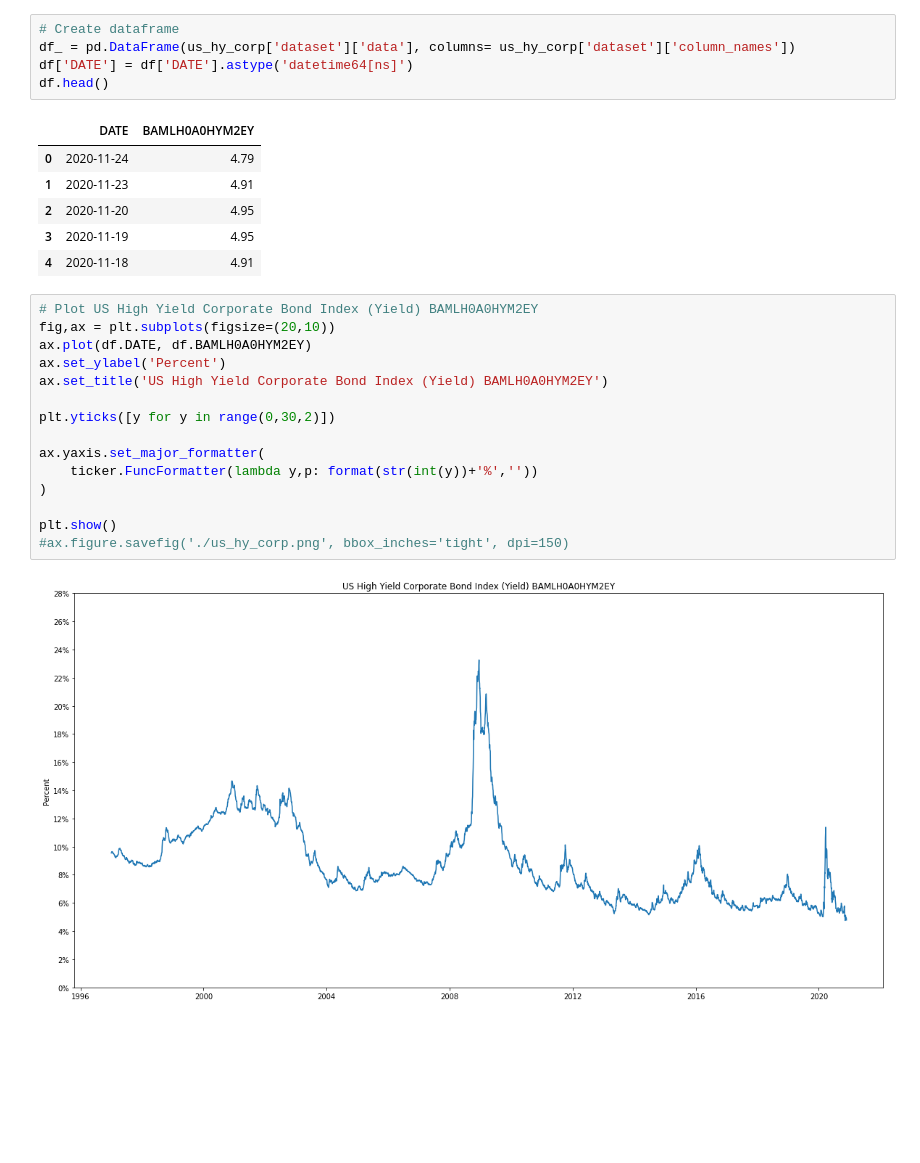
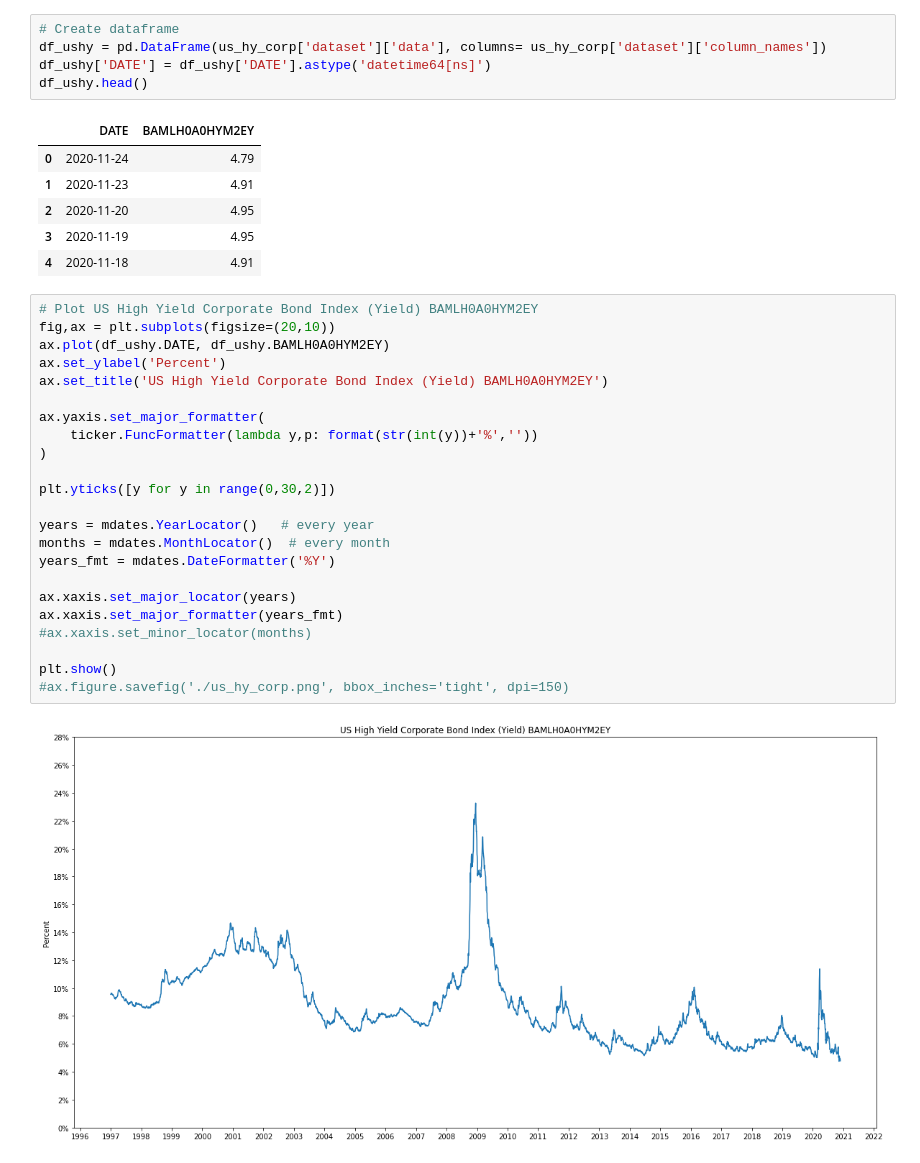
Before and after one commit to AmitSamra/Bonds, a Jupyter notebook: bonds.ipynb, the cells around one changed output. Saved outputs shown, nothing was run; the diff lists cells and outputs as text; blank space fills up the shorter version.

```diff
--- a/bonds.ipynb
+++ b/bonds.ipynb
@@ -42,9 +53,9 @@ file_path = './data/us_hy_corp.json'
 us_hy_corp = read_json(file_path)
 # %%
 # Create dataframe
-df_ = pd.DataFrame(us_hy_corp['dataset']['data'], columns= us_hy_corp['dataset']['column_names'])
-df['DATE'] = df['DATE'].astype('datetime64[ns]')
-df.head()
+df_ushy = pd.DataFrame(us_hy_corp['dataset']['data'], columns= us_hy_corp['dataset']['column_names'])
+df_ushy['DATE'] = df_ushy['DATE'].astype('datetime64[ns]')
+df_ushy.head()
 # %% [output]
 |  | DATE | BAMLH0A0HYM2EY |
 | 0 | 2020-11-24 | 4.79 |
@@ -55,17 +66,25 @@ df.head()
 # %%
 # Plot US High Yield Corporate Bond Index (Yield) BAMLH0A0HYM2EY
 fig,ax = plt.subplots(figsize=(20,10))
-ax.plot(df.DATE, df.BAMLH0A0HYM2EY)
+ax.plot(df_ushy.DATE, df_ushy.BAMLH0A0HYM2EY)
 ax.set_ylabel('Percent')
 ax.set_title('US High Yield Corporate Bond Index (Yield) BAMLH0A0HYM2EY')
-
-plt.yticks([y for y in range(0,30,2)])
 
 ax.yaxis.set_major_formatter(
     ticker.FuncFormatter(lambda y,p: format(str(int(y))+'%',''))
 )
 
+plt.yticks([y for y in range(0,30,2)])
+
+years = mdates.YearLocator()   # every year
+months = mdates.MonthLocator()  # every month
+years_fmt = mdates.DateFormatter('%Y')
+
+ax.xaxis.set_major_locator(years)
+ax.xaxis.set_major_formatter(years_fmt)
+#ax.xaxis.set_minor_locator(months)
+
 plt.show()
 #ax.figure.savefig('./us_hy_corp.png', bbox_inches='tight', dpi=150)
 # %% [output]
-[figure, old version]
+[figure, new version]
```
Also changed, not shown: parts of 7 cells of this notebook.
